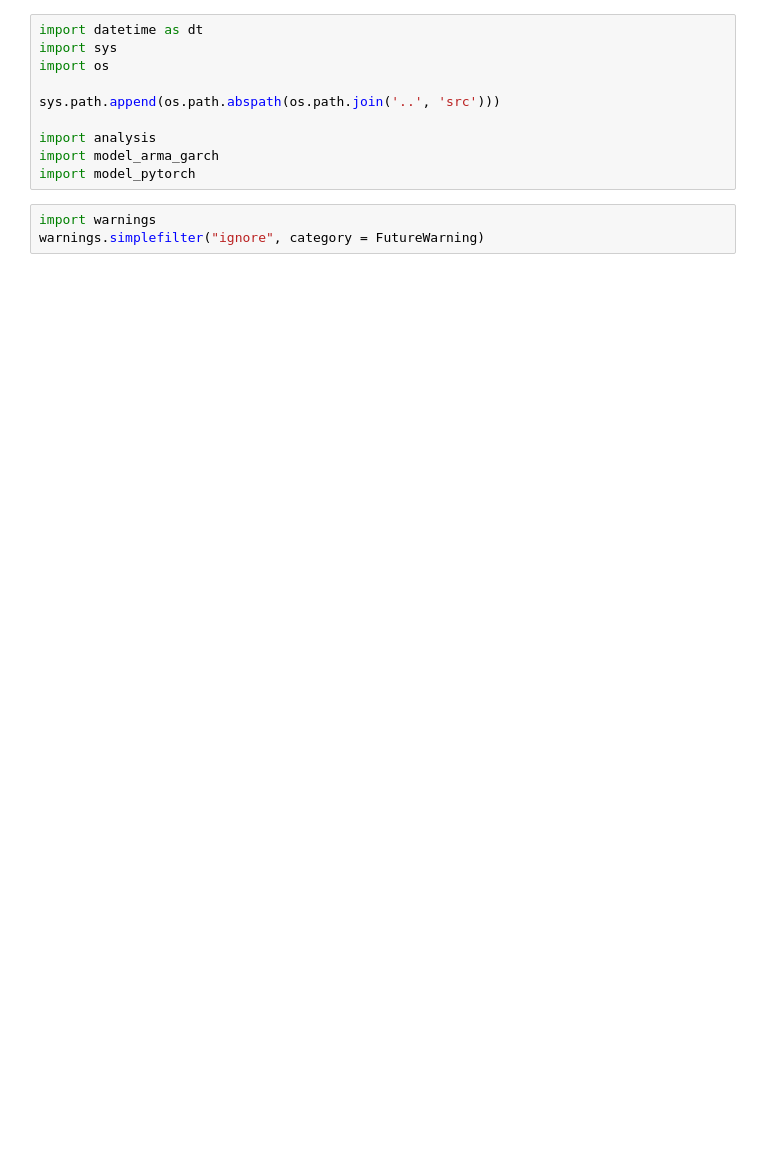
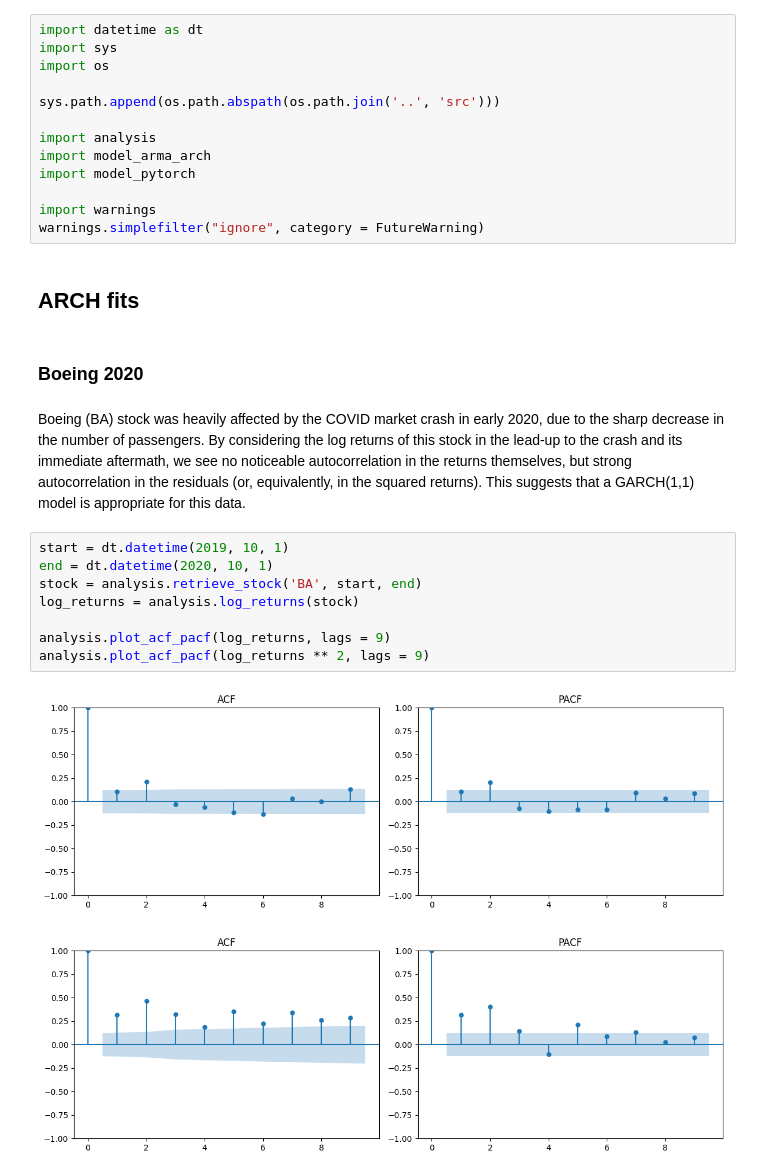
Before and after one commit to AlexanderGTumanov/stock-analyzer, a Jupyter notebook: notebooks/stock_analyzer.ipynb, the cells around one changed output. Saved outputs shown, nothing was run; the diff lists cells and outputs as text; blank space fills up the shorter version.

Commit message:
Added the ARCH model fits

```diff
--- a/notebooks/stock_analyzer.ipynb
+++ b/notebooks/stock_analyzer.ipynb
@@ -6,8 +8,25 @@ import os
 sys.path.append(os.path.abspath(os.path.join('..', 'src')))
 
 import analysis
-import model_arma_garch
+import model_arma_arch
 import model_pytorch
+
+import warnings
+warnings.simplefilter("ignore", category = FutureWarning)
-# %%
-import warnings
-warnings.simplefilter("ignore", category = FutureWarning)
+# %% [markdown]
+## ARCH fits
+# %% [markdown]
+### Boeing 2020
+# %% [markdown]
+Boeing (BA) stock was heavily affected by the COVID market crash in early 2020, due to the sharp decrease in the number of passengers. By considering the log returns of this stock in the lead-up to the crash and its immediate aftermath, we see no noticeable autocorrelation in the returns themselves, but strong autocorrelation in the residuals (or, equivalently, in the squared returns). This suggests that a GARCH(1,1) model is appropriate for this data.
+# %%
+start = dt.datetime(2019, 10, 1)
+end = dt.datetime(2020, 10, 1)
+stock = analysis.retrieve_stock('BA', start, end)
+log_returns = analysis.log_returns(stock)
+
+analysis.plot_acf_pacf(log_returns, lags = 9)
+analysis.plot_acf_pacf(log_returns ** 2, lags = 9)
+# %% [output]
+[figure, added]
+[figure, added]
```
Also changed, not shown: parts of 17 cells of this notebook, 4 other files.
